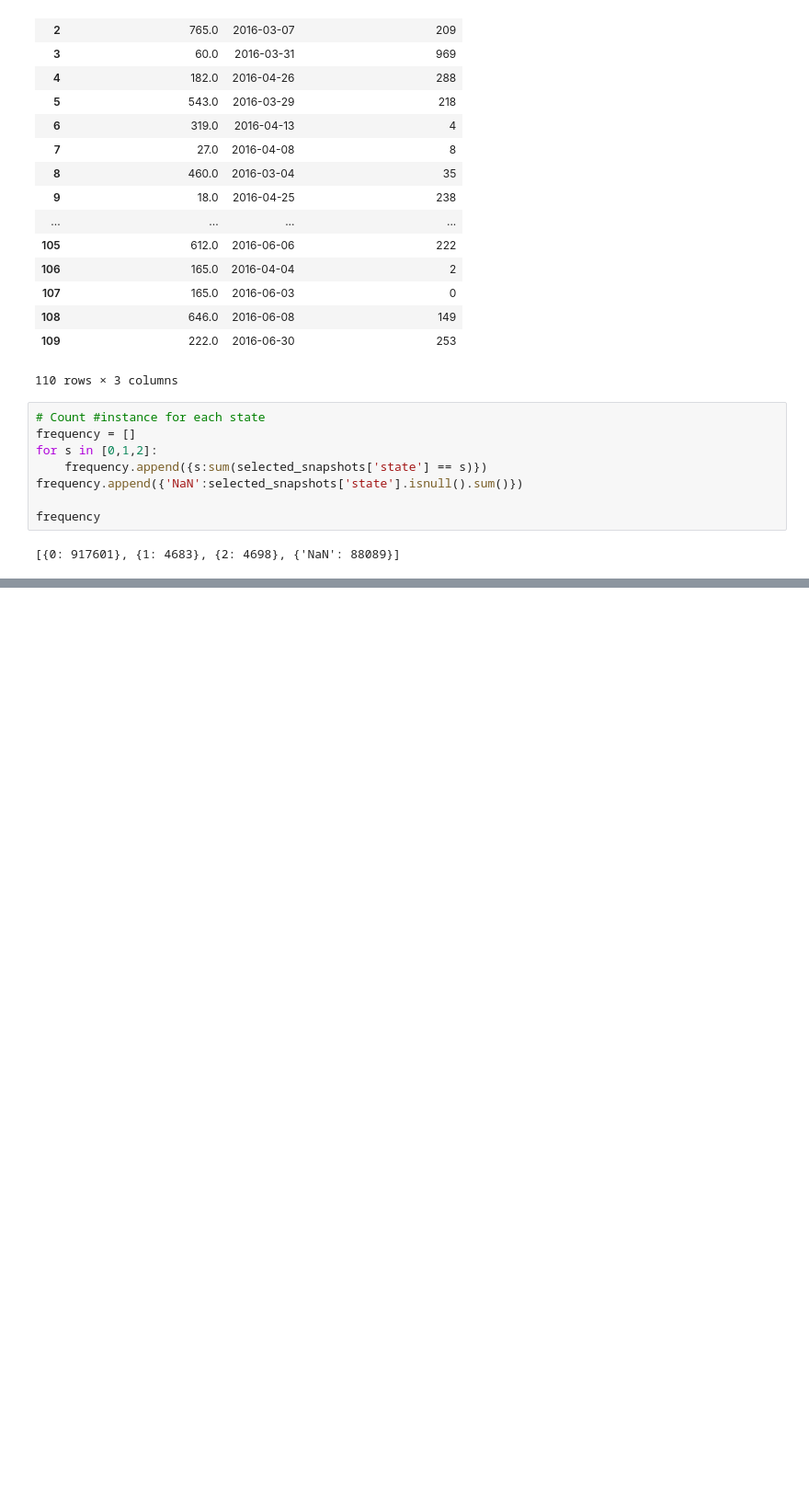
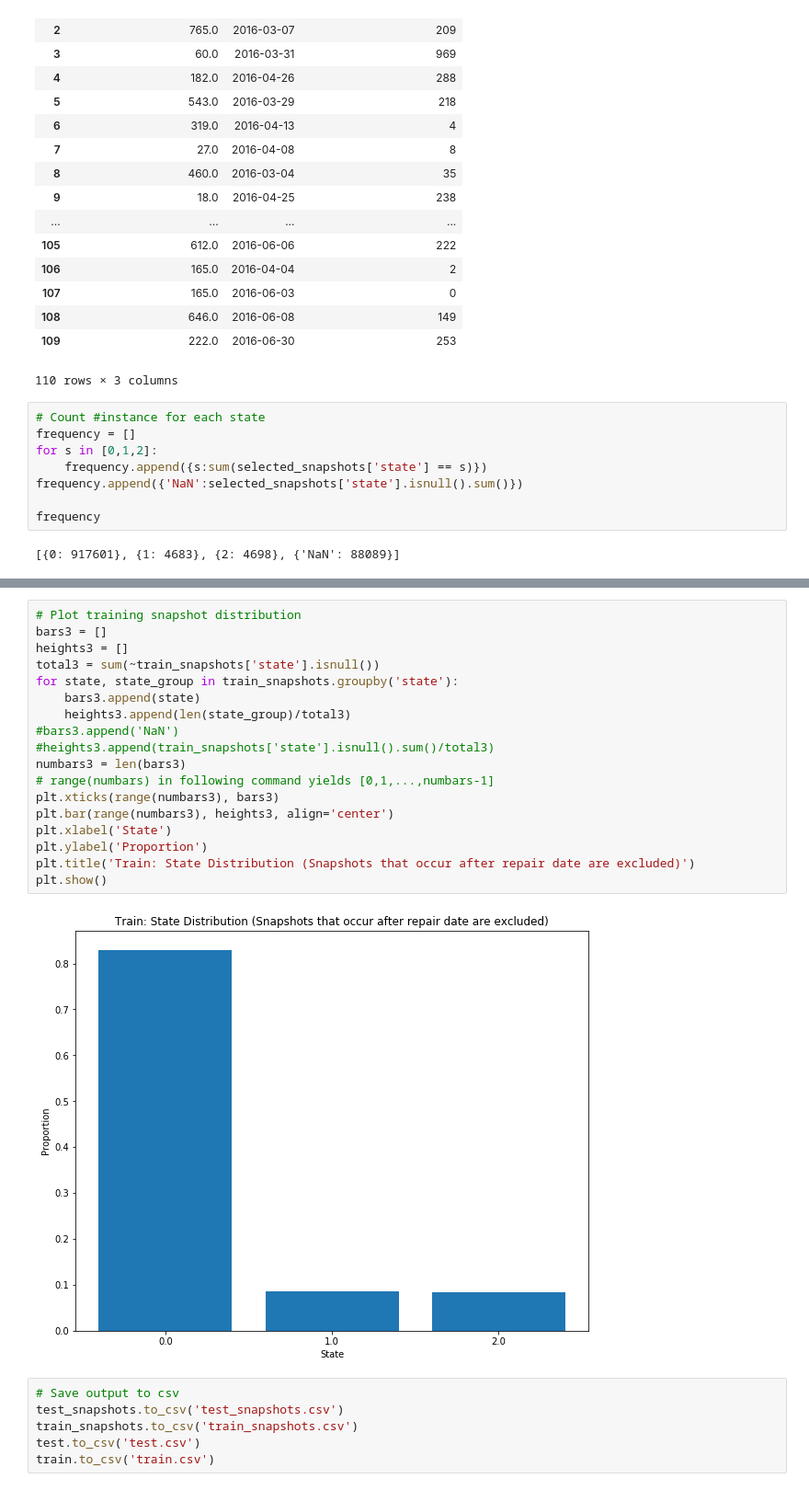
Before and after one commit to christydennison/paccar, a Jupyter notebook: TestTrainSplit_and_LabelSnapshots.ipynb, the cells around one changed output, grey strips where cells are left out. Shown at 92% size. Cells and saved outputs as stored; diff of their text form; blank space fills up the shorter version.

```diff
--- a/TestTrainSplit_and_LabelSnapshots.ipynb
+++ b/TestTrainSplit_and_LabelSnapshots.ipynb
@@ -246,0 +309,26 @@ frequency
+# %%
+# Plot training snapshot distribution
+bars3 = []
+heights3 = []
+total3 = sum(~train_snapshots['state'].isnull())
+for state, state_group in train_snapshots.groupby('state'):
+    bars3.append(state)
+    heights3.append(len(state_group)/total3)
+#bars3.append('NaN')
+#heights3.append(train_snapshots['state'].isnull().sum()/total3)
+numbars3 = len(bars3)
+# range(numbars) in following command yields [0,1,...,numbars-1]
+plt.xticks(range(numbars3), bars3)
+plt.bar(range(numbars3), heights3, align='center')
+plt.xlabel('State')
+plt.ylabel('Proportion')
+plt.title('Train: State Distribution (Snapshots that occur after repair date are excluded)')
+plt.show()
+# %% [output]
+[figure, added]
+# %%
+# Save output to csv
+test_snapshots.to_csv('test_snapshots.csv')
+train_snapshots.to_csv('train_snapshots.csv')
+test.to_csv('test.csv')
+train.to_csv('train.csv')
```
Also changed, not shown: parts of 6 cells of this notebook.
